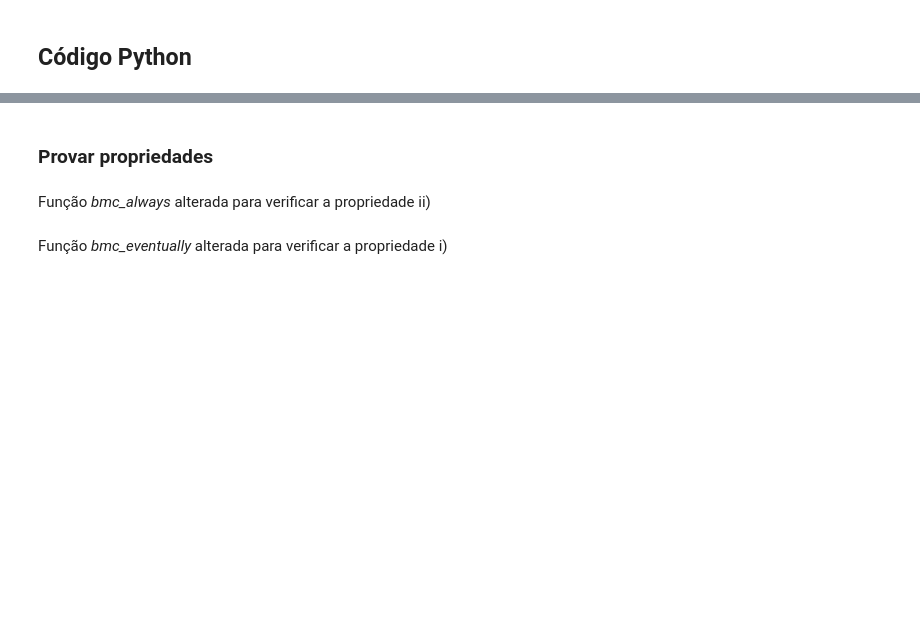
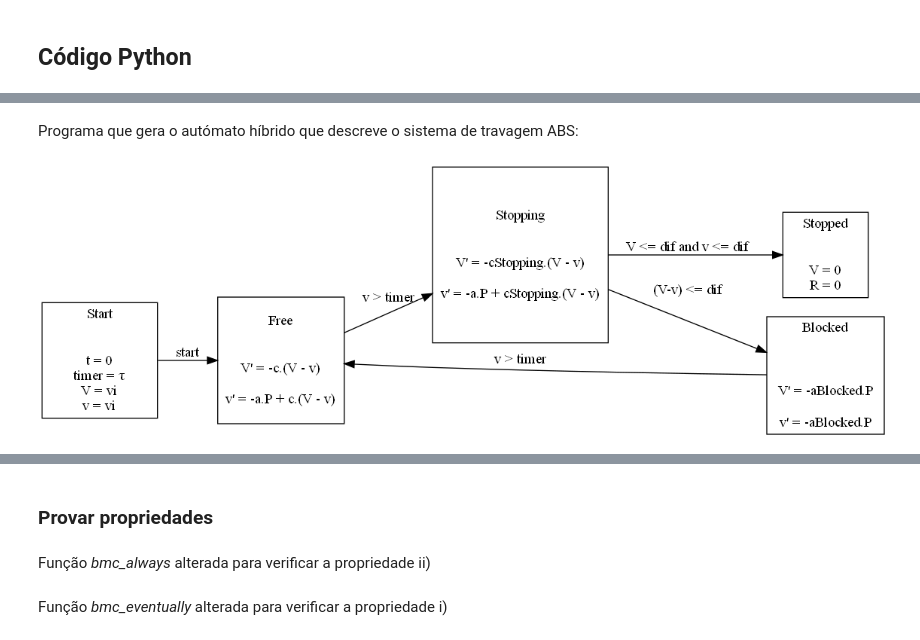
Before and after one commit to mirelois/L-gica-computacional-LCC, a Jupyter notebook: TP4/TP4-Exercicio1.ipynb, the cells around one changed output, grey strips where cells are left out. Saved outputs shown, nothing was run; the diff lists cells and outputs as text; code cells hidden in the pictures; blank space fills up the shorter version.

```diff
--- a/TP4/TP4-Exercicio1.ipynb
+++ b/TP4/TP4-Exercicio1.ipynb
@@ -60,0 +87,23 @@ Jumps:
+# %% [markdown]
+Programa que gera o autómato híbrido que descreve o sistema de travagem ABS:
+# %%
+import pygraphviz as pgraph
+from IPython.display import Image
+AutomatoHibrido = """digraph{
+    rankdir=LR;
+    Start [shape=square, label="Start\n\n\nt = 0\ntimer = τ\nV = vi\nv = vi"];
+    Free [shape = square, label="Free\n\n\nV' = -c.(V - v)\n\nv' = -a.P + c.(V - v)"];
+    Stopping [shape = square, label="Stopping\n\n\nV' = -cStopping.(V - v)\n\nv' = -a.P + cStopping.(V - v)"];
+    Blocked [shape = square, label="Blocked\n\n\n\nV' = -aBlocked.P\n\nv' = -aBlocked.P"];
+    Stopped [shape = square, label="Stopped\n\n\nV = 0\nR = 0"];
+
+    Start -> Free[label="start"];
+    Free -> Stopping [label="v > timer"];
+    Stopping -> Blocked[label="(V-v) <= dif"];
+    Stopping -> Stopped[label="V <= dif and v <= dif"];
+    Blocked -> Free [label="v > timer"];
+}"""
+
+Image(pgraph.AGraph(AutomatoHibrido).draw(format='png', prog='dot'))
+# %% [output]
+[figure, added]
```
Also changed, not shown: parts of 22 cells of this notebook.
